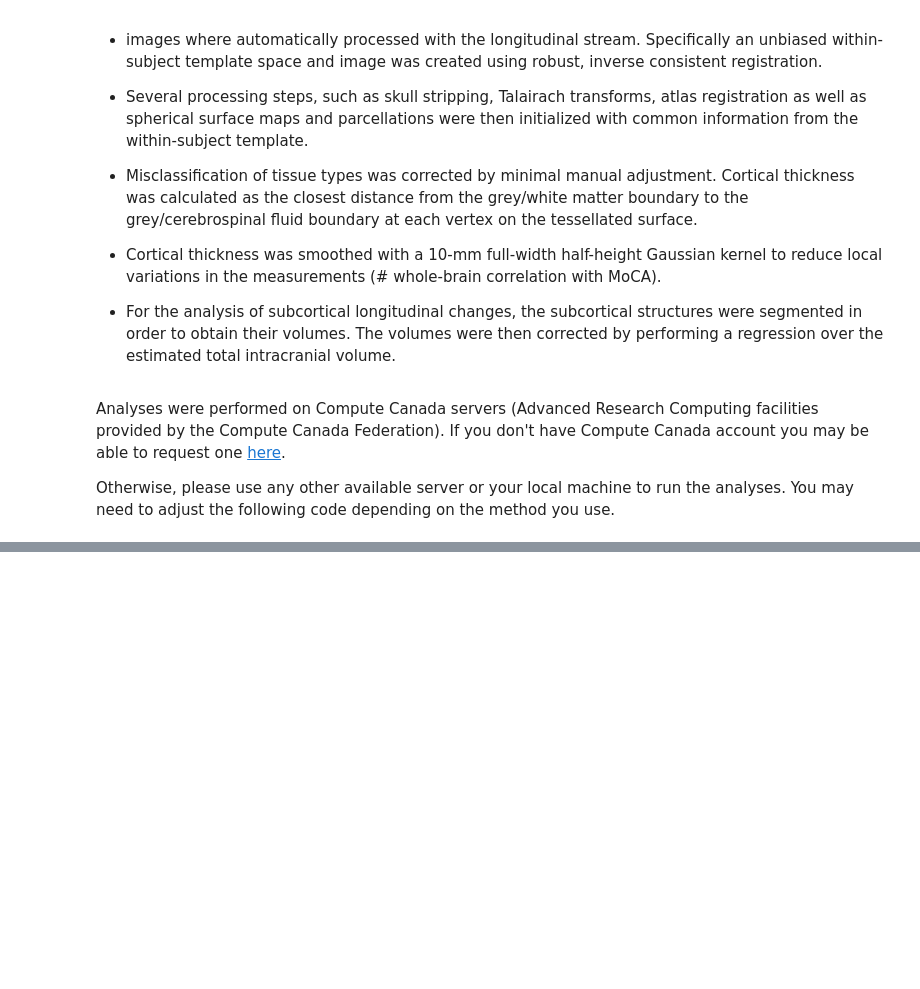
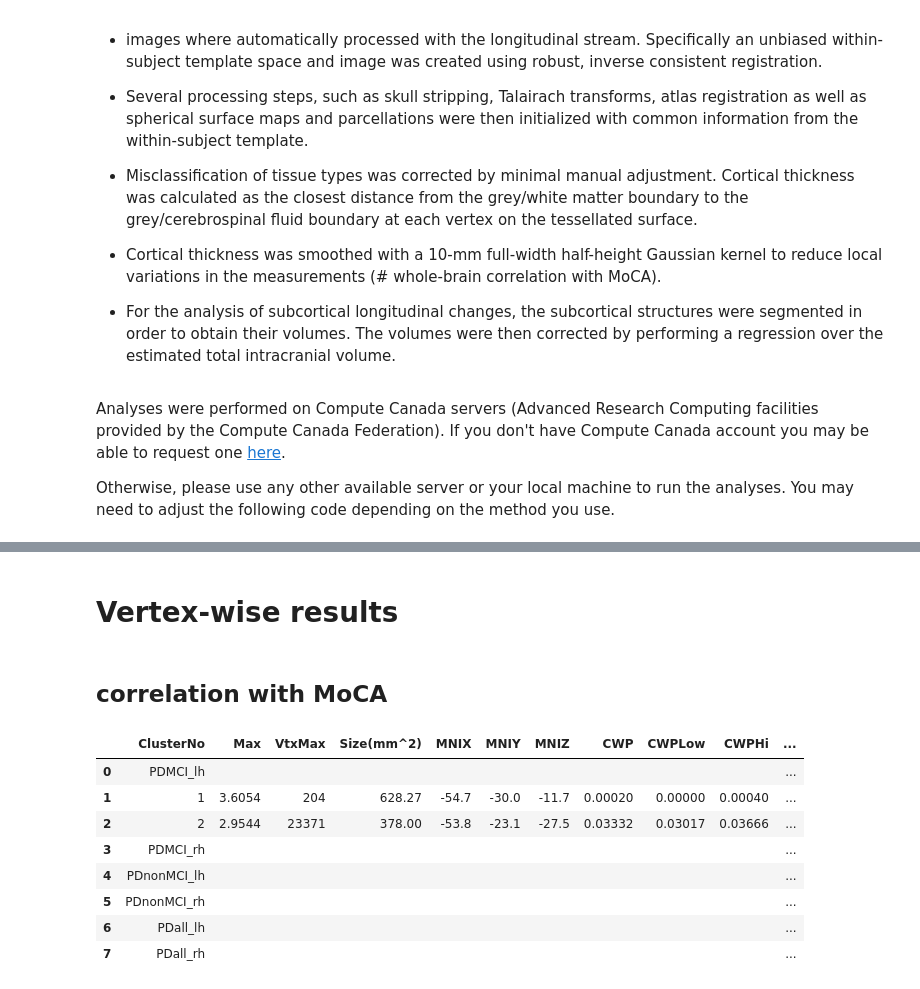
Before and after one commit to LivingPark-MRI/hanganu-etal-2014, a Jupyter notebook: hanganu-etal-2014.ipynb, the cells around one changed output, grey strips where cells are left out. Drawn from its saved outputs; the diff is of its cells as text; code cells hidden in the pictures; blank space fills up the shorter version.

```diff
--- a/hanganu-etal-2014.ipynb
+++ b/hanganu-etal-2014.ipynb
@@ -1334,0 +2967,4 @@ python preprocess_FS.py
+# %% [markdown]
+# Vertex-wise results
+# %% [markdown]
+## correlation with MoCA
@@ -1334,0 +2995,34 @@ python preprocess_FS.py
+# %%
+results_corr = pd.read_csv(
+    "result_corr.txt",
+    sep="\\s+",
+    keep_default_na=False,
+    na_values=" ",
+    comment="#",
+    names=[
+        "ClusterNo",
+        "Max",
+        "VtxMax",
+        "Size(mm^2)",
+        "MNIX",
+        "MNIY",
+        "MNIZ",
+        "CWP",
+        "CWPLow",
+        "CWPHi",
+        "NVtxs",
+        "WghtVtx",
+        "Annot",
+    ],
+)
+results_corr
+# %% [output]
+|  | ClusterNo | Max | VtxMax | Size(mm^2) | MNIX | MNIY | MNIZ | CWP | CWPLow | CWPHi | ... |
+| 0 | PDMCI_lh |  |  |  |  |  |  |  |  |  | ... |
+| 1 | 1 | 3.6054 | 204 | 628.27 | -54.7 | -30.0 | -11.7 | 0.00020 | 0.00000 | 0.00040 | ... |
+| 2 | 2 | 2.9544 | 23371 | 378.00 | -53.8 | -23.1 | -27.5 | 0.03332 | 0.03017 | 0.03666 | ... |
+| 3 | PDMCI_rh |  |  |  |  |  |  |  |  |  | ... |
+| 4 | PDnonMCI_lh |  |  |  |  |  |  |  |  |  | ... |
+| 5 | PDnonMCI_rh |  |  |  |  |  |  |  |  |  | ... |
+| 6 | PDall_lh |  |  |  |  |  |  |  |  |  | ... |
+| 7 | PDall_rh |  |  |  |  |  |  |  |  |  | ... |
```
Also changed, not shown: parts of 89 cells of this notebook, 17 other files.
